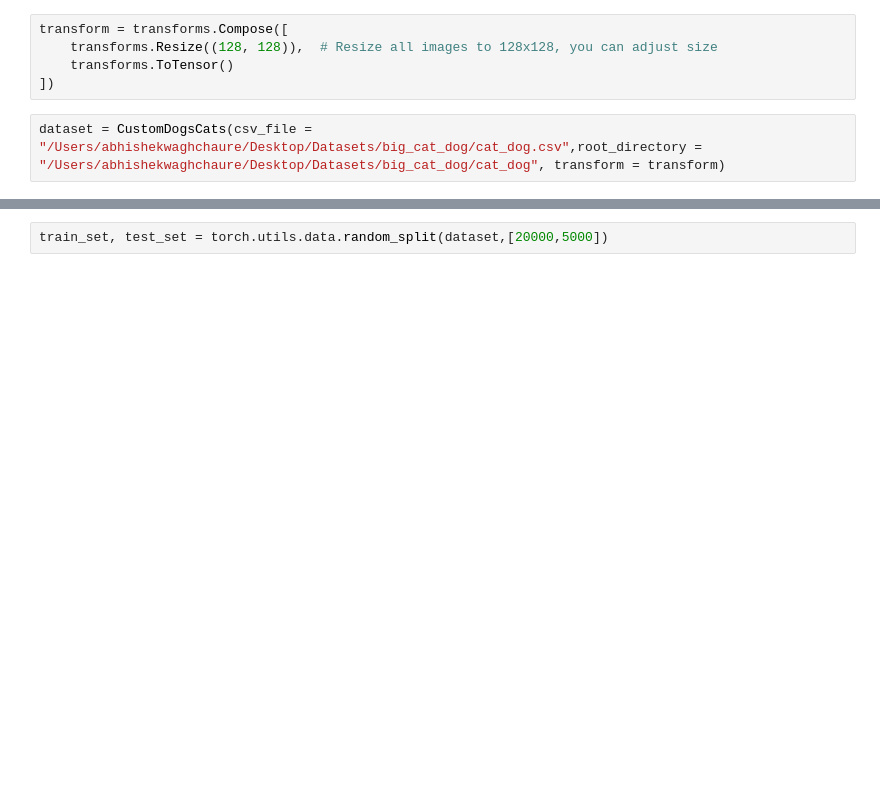
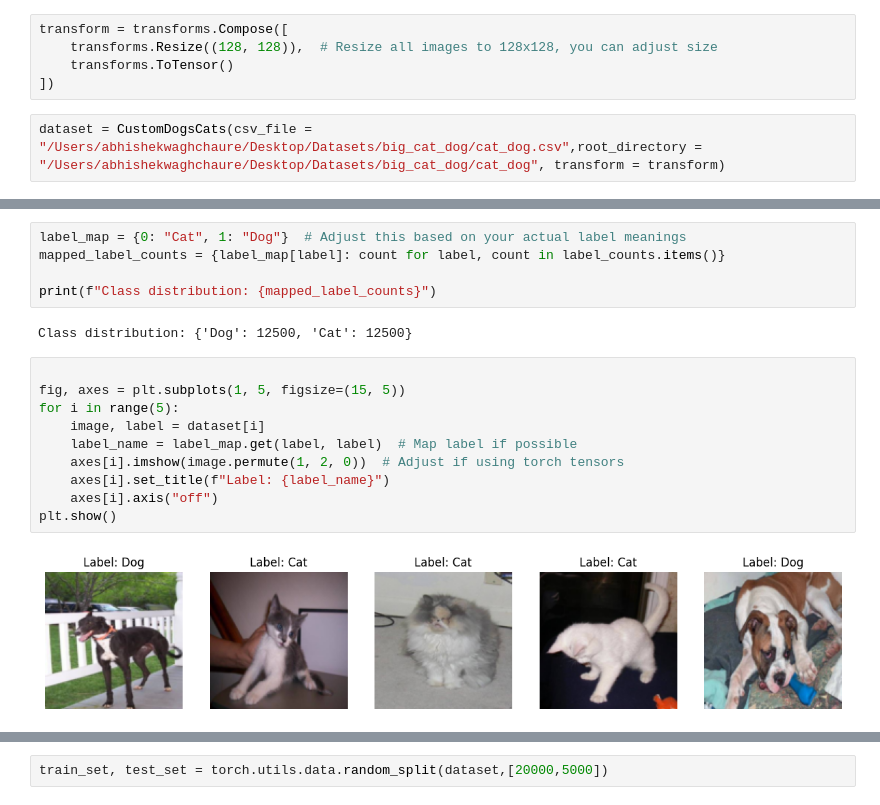
Before and after one commit to AbhishekWaghchaure/My_Practice, a Jupyter notebook: Torch/Computer Vision/Classification_cats_dogs.ipynb, the cells around one changed output, grey strips where cells are left out. Drawn from its saved outputs; the diff is of its cells as text; blank space fills up the shorter version.

Commit message:
cats dogs practice with custom dataset and cnn model done

```diff
--- a/Torch/Computer Vision/Classification_cats_dogs.ipynb
+++ b/Torch/Computer Vision/Classification_cats_dogs.ipynb
@@ -47,0 +59,19 @@ dataset.__len__()
+# %%
+label_map = {0: "Cat", 1: "Dog"}  # Adjust this based on your actual label meanings
+mapped_label_counts = {label_map[label]: count for label, count in label_counts.items()}
+
+print(f"Class distribution: {mapped_label_counts}")
+# %% [output]
+Class distribution: {'Dog': 12500, 'Cat': 12500}
+# %%
+
+fig, axes = plt.subplots(1, 5, figsize=(15, 5))
+for i in range(5):
+    image, label = dataset[i]
+    label_name = label_map.get(label, label)  # Map label if possible
+    axes[i].imshow(image.permute(1, 2, 0))  # Adjust if using torch tensors
+    axes[i].set_title(f"Label: {label_name}")
+    axes[i].axis("off")
+plt.show()
+# %% [output]
+[figure, added]
```
Also changed, not shown: parts of 17 cells of this notebook, 2 other files.
